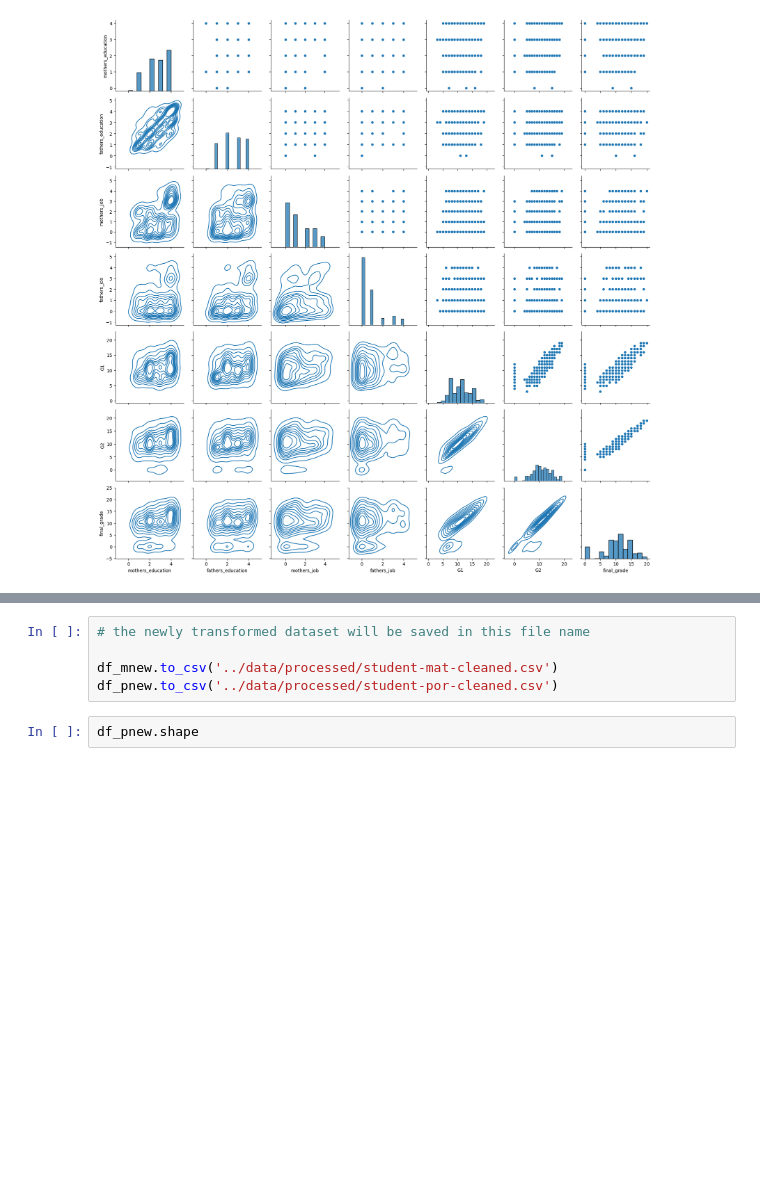
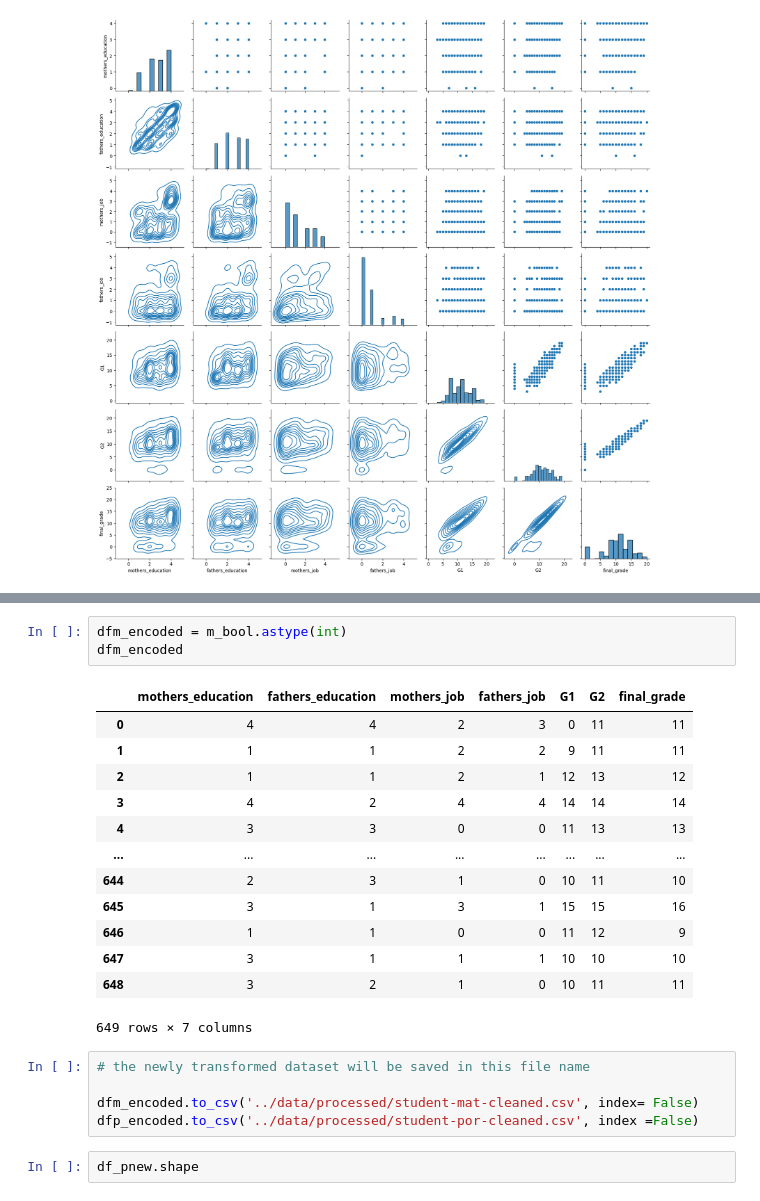
Before and after one commit to cshields164/end-of-phase1-project, a Jupyter notebook: code/02clean.ipynb, the cells around one changed output, grey strips where cells are left out. Drawn from its saved outputs; the diff is of its cells as text; blank space fills up the shorter version.

```diff
--- a/code/02clean.ipynb
+++ b/code/02clean.ipynb
@@ -466,8 +503,25 @@ g.map_diag(sns.histplot)
+# %%
+dfm_encoded = m_bool.astype(int)
+dfm_encoded
+# %% [output]
+|  | mothers_education | fathers_education | mothers_job | fathers_job | G1 | G2 | final_grade |
+| 0 | 4 | 4 | 2 | 3 | 0 | 11 | 11 |
+| 1 | 1 | 1 | 2 | 2 | 9 | 11 | 11 |
+| 2 | 1 | 1 | 2 | 1 | 12 | 13 | 12 |
+| 3 | 4 | 2 | 4 | 4 | 14 | 14 | 14 |
+| 4 | 3 | 3 | 0 | 0 | 11 | 13 | 13 |
+| ... | ... | ... | ... | ... | ... | ... | ... |
+| 644 | 2 | 3 | 1 | 0 | 10 | 11 | 10 |
+| 645 | 3 | 1 | 3 | 1 | 15 | 15 | 16 |
+| 646 | 1 | 1 | 0 | 0 | 11 | 12 | 9 |
+| 647 | 3 | 1 | 1 | 1 | 10 | 10 | 10 |
+| 648 | 3 | 2 | 1 | 0 | 10 | 11 | 11 |
+649 rows × 7 columns
 # %%
 # the newly transformed dataset will be saved in this file name
 
-df_mnew.to_csv('../data/processed/student-mat-cleaned.csv')
-df_pnew.to_csv('../data/processed/student-por-cleaned.csv')
+dfm_encoded.to_csv('../data/processed/student-mat-cleaned.csv', index= False)
+dfp_encoded.to_csv('../data/processed/student-por-cleaned.csv', index =False)
 # %%
 df_pnew.shape
 # %% [output]
```
Also changed, not shown: parts of 6 cells of this notebook, 1 other file.
